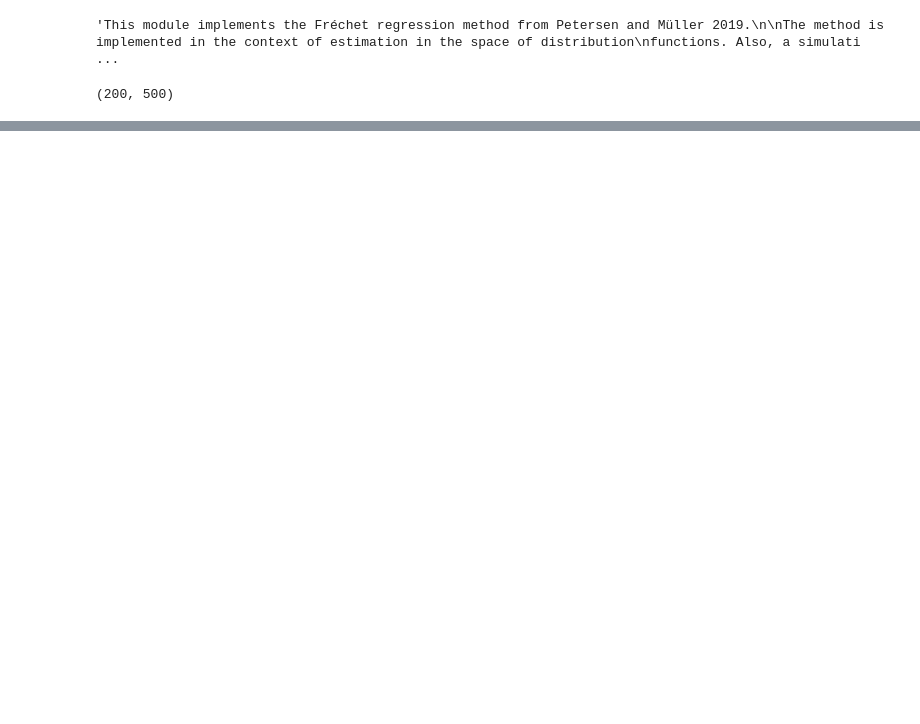
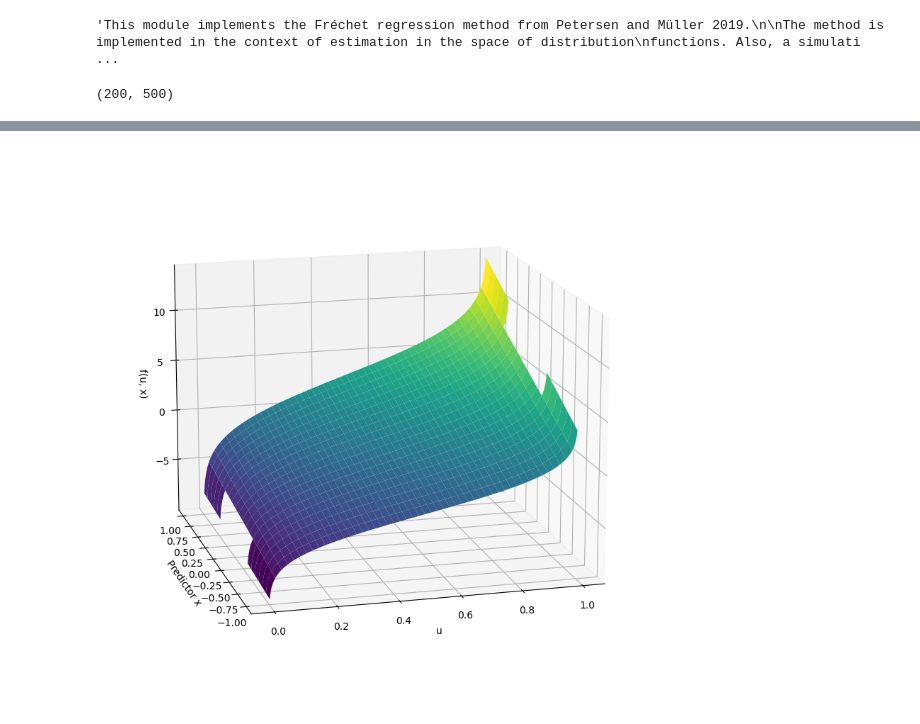
Before and after one commit to mirkimirk/thesis_frechet_fda, a Jupyter notebook: src/frechet_fda/simulation_and_frechet_method.ipynb, the cells around one changed output, grey strips where cells are left out. Cells and saved outputs as stored; diff of their text form; code cells hidden in the pictures; blank space fills up the shorter version.

```diff
--- a/src/frechet_fda/simulation_and_frechet_method.ipynb
+++ b/src/frechet_fda/simulation_and_frechet_method.ipynb
@@ -117,0 +119,27 @@ NameError: name 'estim' is not defined
+# %%
+# Initialize a 2D array to hold f(u, x) values
+z_values = np.zeros((len(x_grid), len(func.x)))
+
+# Populate the array with estimates
+for i, func in enumerate(estimates):
+    z_values[i] = func.y
+
+# Create the 3D surface plot
+X, Y = np.meshgrid(func.x, x_grid)
+
+fig = plt.figure(figsize=(12, 8))
+ax = fig.add_subplot(111, projection='3d')
+ax.plot_surface(X, Y, z_values, cmap='viridis')
+
+# Adjust the viewing angle for better visibility
+ax.view_init(elev=15, azim=255)
+
+ax.set_xlabel('u')
+ax.set_ylabel('Predictor x')
+ax.set_zlabel('f(u, x)', rotation = 0)
+# ax.zaxis.set_rotate_label(False)  # disable automatic rotation
+# ax.set_zlabel('label text', rotation=0)
+plt.tight_layout()
+plt.show()
+# %% [output]
+[figure, added]
```
Also changed, not shown: parts of 10 cells of this notebook.
